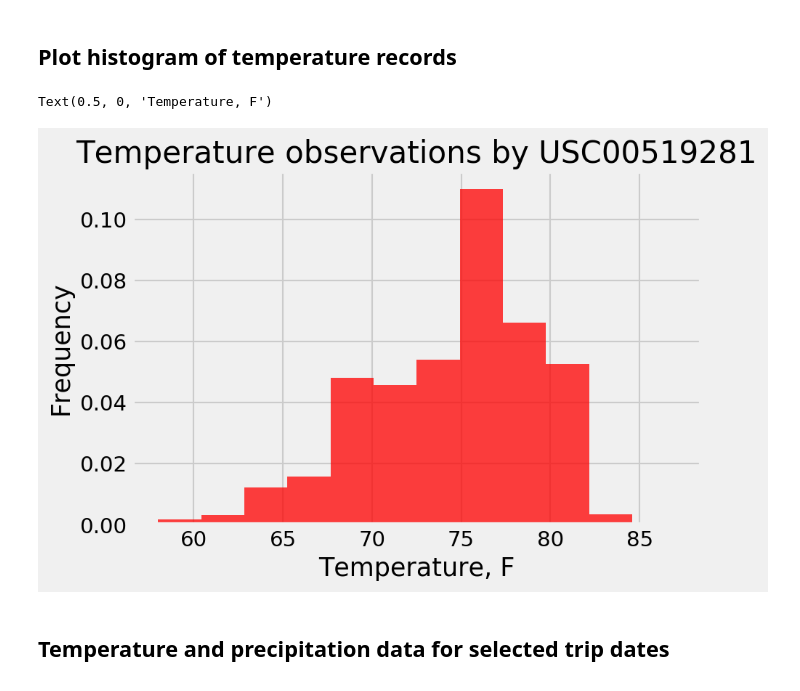
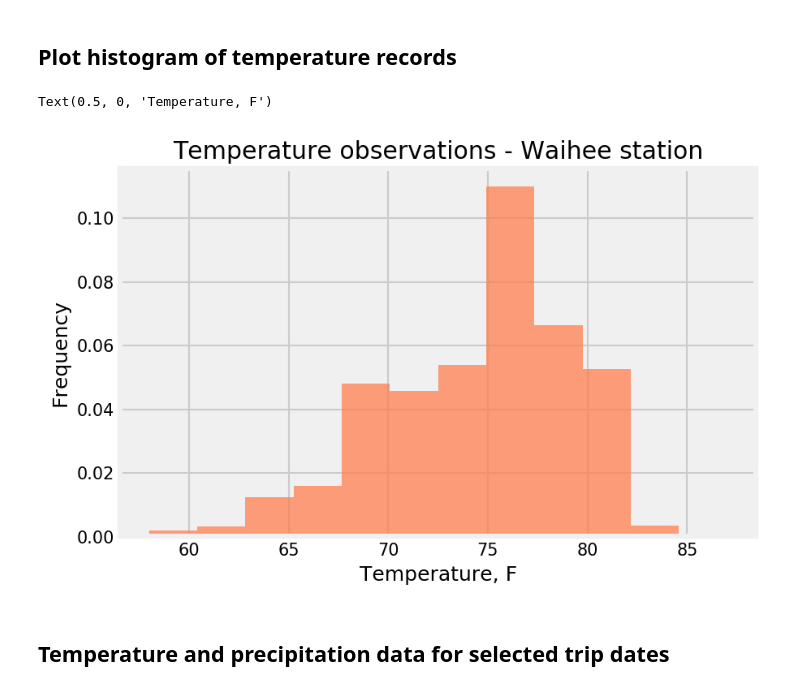
Before and after one commit to ovbondarenko/climate-analysis, a Jupyter notebook: main.ipynb, the cells around one changed output. Drawn from its saved outputs; the diff is of its cells as text; code cells hidden in the pictures.

```diff
--- a/main.ipynb
+++ b/main.ipynb
@@ -160,13 +163,13 @@ active_df.head()
 ## Plot histogram of temperature records
 # %%
 plt.figure(dpi = 150)
-n, bins, patches = plt.hist(df['temp_f'], 12, density=True, facecolor='r', alpha=0.75)
-plt.title(f'Temperature observations by {station_tobs[0][0]}')
+n, bins, patches = plt.hist(df['temp_f'], 12, density=True, facecolor='coral', alpha=0.75)
+plt.title('Temperature observations - Waihee station')
 plt.ylabel('Frequency')
 plt.xlabel('Temperature, F')
 # %% [output]
 Text(0.5, 0, 'Temperature, F')
-[figure, old version]
+[figure, new version]
 # %% [markdown]
 ## Temperature and precipitation data for selected trip dates
 # %%
```
Also changed, not shown: parts of 3 cells of this notebook, 8 other files.
